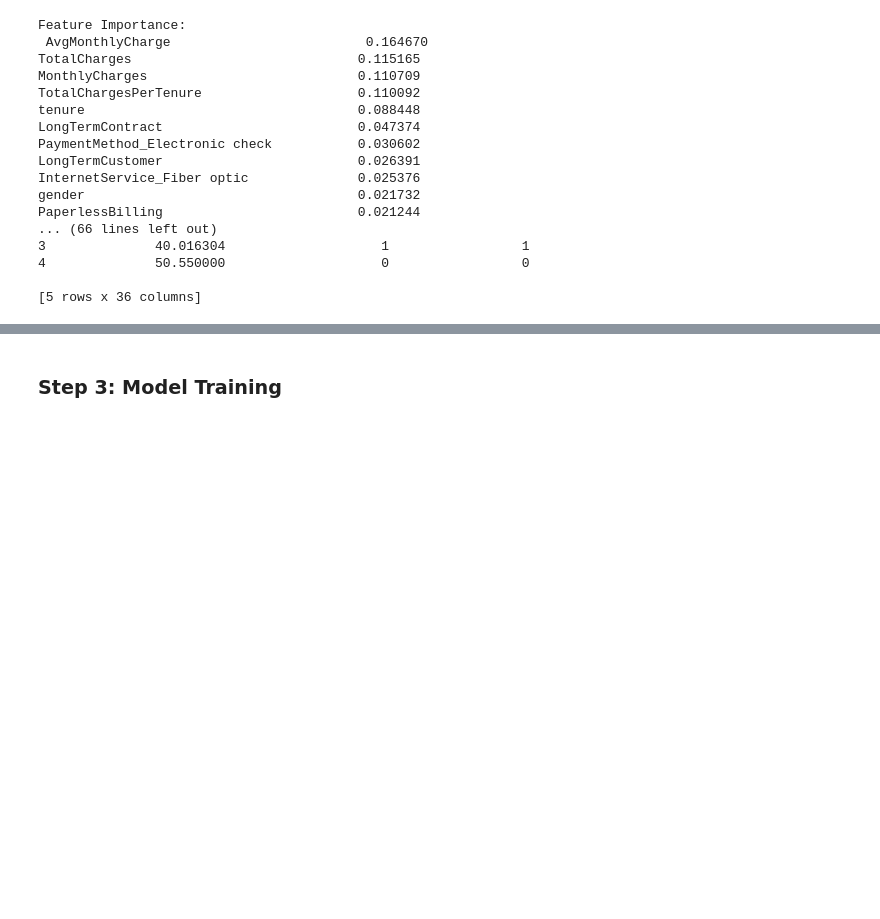
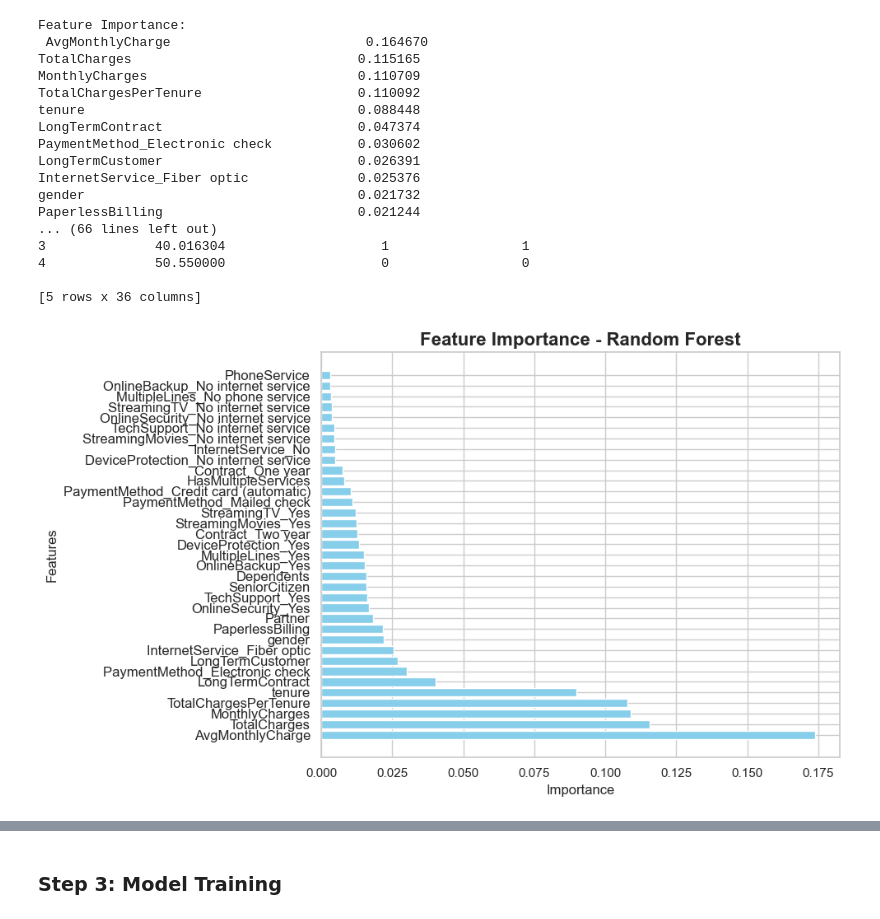
Before and after one commit to nafisalawalidris/Customer-Churn-Prediction-Model, a Jupyter notebook: Customer_Churn_Prediction_Model.ipynb, the cells around one changed output, grey strips where cells are left out. Saved outputs shown, nothing was run; the diff lists cells and outputs as text; code cells hidden in the pictures; blank space fills up the shorter version.

```diff
--- a/Customer_Churn_Prediction_Model.ipynb
+++ b/Customer_Churn_Prediction_Model.ipynb
@@ -238,3 +311,26 @@ PaperlessBilling                         0.021244
 4              50.550000                    0                 0
 
 [5 rows x 36 columns]
+# %%
+# -------------------------- Feature Importance (Random Forest) --------------------------
+
+# Train a Random Forest Classifier
+rf = RandomForestClassifier(n_estimators=100, random_state=42)
+rf.fit(X_train, y_train)
+
+# Get feature importances
+importances = rf.feature_importances_
+feature_names = X_train.columns
+indices = np.argsort(importances)[::-1]
+
+# Plot Feature Importances
+plt.figure(figsize=(10,6))
+plt.title("Feature Importance - Random Forest", fontsize=16, fontweight='bold')
+plt.barh(range(len(indices)), importances[indices], align='center', color='skyblue')
+plt.yticks(range(len(indices)), [feature_names[i] for i in indices], fontsize=12)
+plt.xlabel("Importance", fontsize=12)
+plt.ylabel("Features", fontsize=12)
+plt.tight_layout()
+plt.show()
+# %% [output]
+[figure, added]
```
Also changed, not shown: parts of 19 cells of this notebook, 1 other file.
